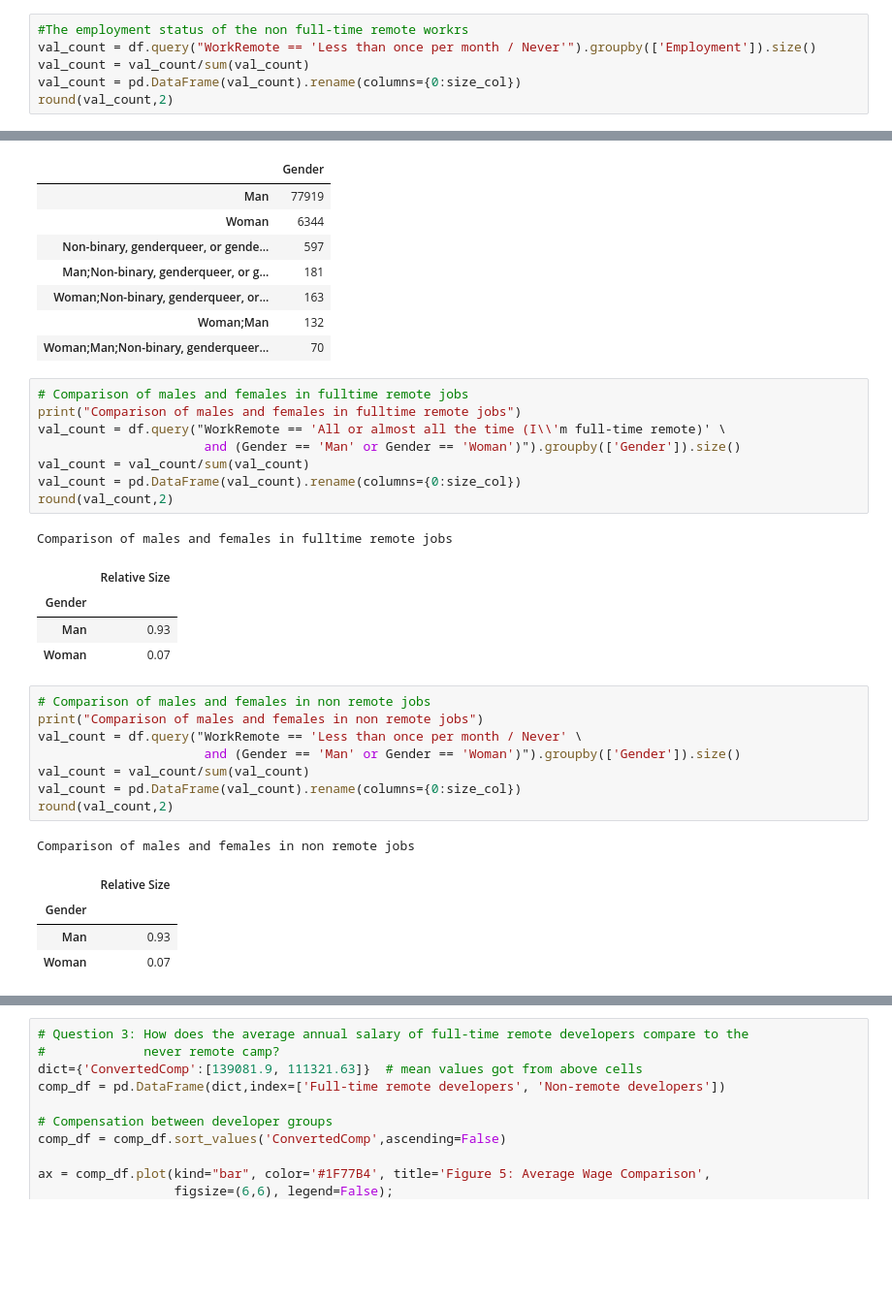
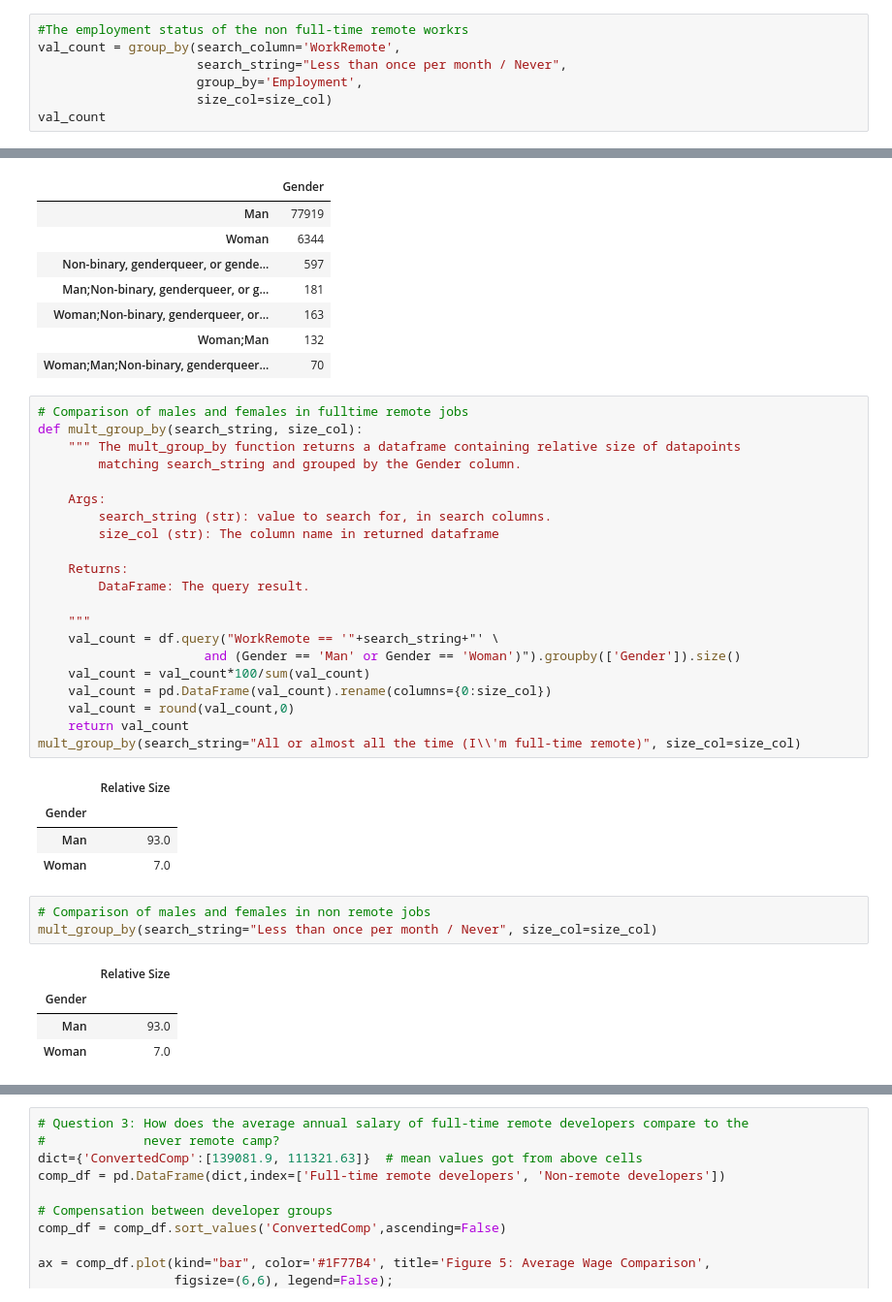
Before and after one commit to itoro-michael/Data-Science-Blog-Post, a Jupyter notebook: Remote_Developers.ipynb, the cells around one changed output, grey strips where cells are left out. Shown at 97% size. Cells and saved outputs as stored; diff of their text form; blank space fills up the shorter version.

```diff
--- a/Remote_Developers.ipynb
+++ b/Remote_Developers.ipynb
@@ -158,10 +236,11 @@ for text, lbl in zip(texts,labels):
 [figure]
 # %%
 #The employment status of the non full-time remote workrs
-val_count = df.query("WorkRemote == 'Less than once per month / Never'").groupby(['Employment']).size()
-val_count = val_count/sum(val_count)
-val_count = pd.DataFrame(val_count).rename(columns={0:size_col})
-round(val_count,2)
+val_count = group_by(search_column='WorkRemote',
+                     search_string="Less than once per month / Never",
+                     group_by='Employment',
+                     size_col=size_col)
+val_count
 # %% [output]
 |  | Relative Size |
 | Employment |  |
@@ -180,33 +259,39 @@ pd.DataFrame(df.Gender.value_counts())
 | Woman;Non-binary, genderqueer, or... | 163 |
 | Woman;Man | 132 |
 | Woman;Man;Non-binary, genderqueer... | 70 |
-# %%
-# Comparison of males and females in fulltime remote jobs
-print("Comparison of males and females in fulltime remote jobs")
-val_count = df.query("WorkRemote == 'All or almost all the time (I\\'m full-time remote)' \
-                      and (Gender == 'Man' or Gender == 'Woman')").groupby(['Gender']).size()
-val_count = val_count/sum(val_count)
-val_count = pd.DataFrame(val_count).rename(columns={0:size_col})
-round(val_count,2)
-# %% [output]
-Comparison of males and females in fulltime remote jobs
-|  | Relative Size |
-| Gender |  |
-| Man | 0.93 |
-| Woman | 0.07 |
 # %%
-# Comparison of males and females in non remote jobs
-print("Comparison of males and females in non remote jobs")
-val_count = df.query("WorkRemote == 'Less than once per month / Never' \
+# Comparison of males and females in fulltime remote jobs
+def mult_group_by(search_string, size_col):
+    """ The mult_group_by function returns a dataframe containing relative size of datapoints
+        matching search_string and grouped by the Gender column.
+
+    Args:
+        search_string (str): value to search for, in search columns.
+        size_col (str): The column name in returned dataframe
+
+    Returns:
+        DataFrame: The query result.
+
+    """
+    val_count = df.query("WorkRemote == '"+search_string+"' \
                       and (Gender == 'Man' or Gender == 'Woman')").groupby(['Gender']).size()
-val_count = val_count/sum(val_count)
-val_count = pd.DataFrame(val_count).rename(columns={0:size_col})
-round(val_count,2)
+    val_count = val_count*100/sum(val_count)
+    val_count = pd.DataFrame(val_count).rename(columns={0:size_col})
+    val_count = round(val_count,0)
+    return val_count
+mult_group_by(search_string="All or almost all the time (I\\'m full-time remote)", size_col=size_col)
 # %% [output]
-Comparison of males and females in non remote jobs
 |  | Relative Size |
 | Gender |  |
-| Man | 0.93 |
-| Woman | 0.07 |
+| Man | 93.0 |
+| Woman | 7.0 |
+# %%
+# Comparison of males and females in non remote jobs
+mult_group_by(search_string="Less than once per month / Never", size_col=size_col)
+# %% [output]
+|  | Relative Size |
+| Gender |  |
+| Man | 93.0 |
+| Woman | 7.0 |
 # %%
 # The annual salary for full-time remote jobs for whole dataset
```
Also changed, not shown: parts of 25 cells of this notebook, 1 other file.
